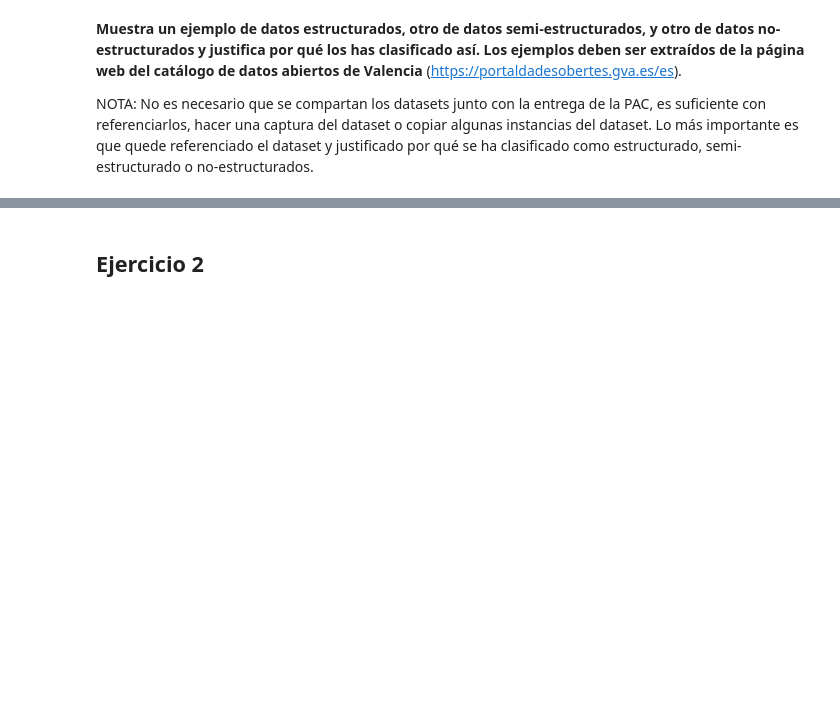
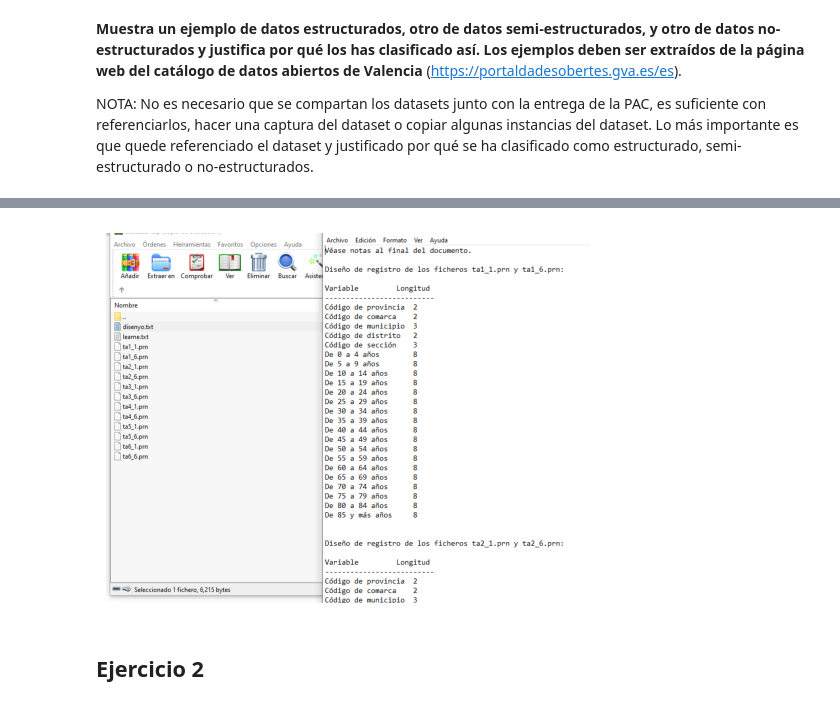
Before and after one commit to RogerPerello/THE_BRIDGE_Evaluables, a Jupyter notebook: sql challenges/PRA1_captura_datos_2022_alumni.ipynb, the cells around one changed output, grey strips where cells are left out. Saved outputs shown, nothing was run; the diff lists cells and outputs as text; code cells hidden in the pictures; blank space fills up the shorter version.

```diff
--- a/sql challenges/PRA1_captura_datos_2022_alumni.ipynb
+++ b/sql challenges/PRA1_captura_datos_2022_alumni.ipynb
@@ -41,3 +38,12 @@ _Respuesta:_
+# %%
+# Desestructurado (https://dadesobertes.gva.es/es/dataset/padro-municipal-continu-explotacio-estadistica-per-districtes-i-seccions-2021-v3)
+
+img = mpimg.imread(r'.\desestructurado.PNG')
+imgplot = plt.imshow(img)
+plt.axis('off')
+plt.show()
+# %% [output]
+[figure, added]
 # %% [markdown]
 ## Ejercicio 2
 # %% [markdown]
```
Also changed, not shown: parts of 67 cells of this notebook, 2 other files.
